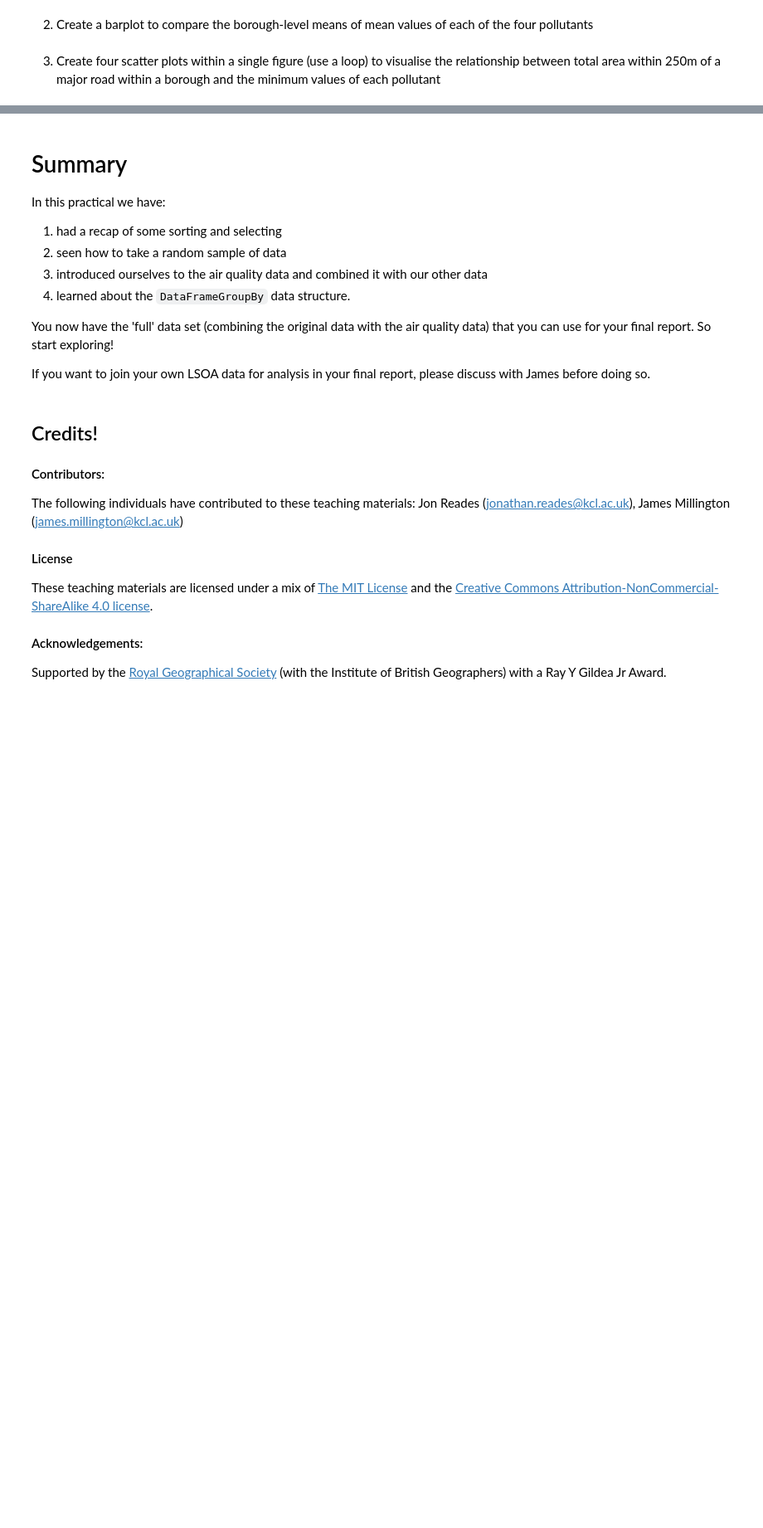
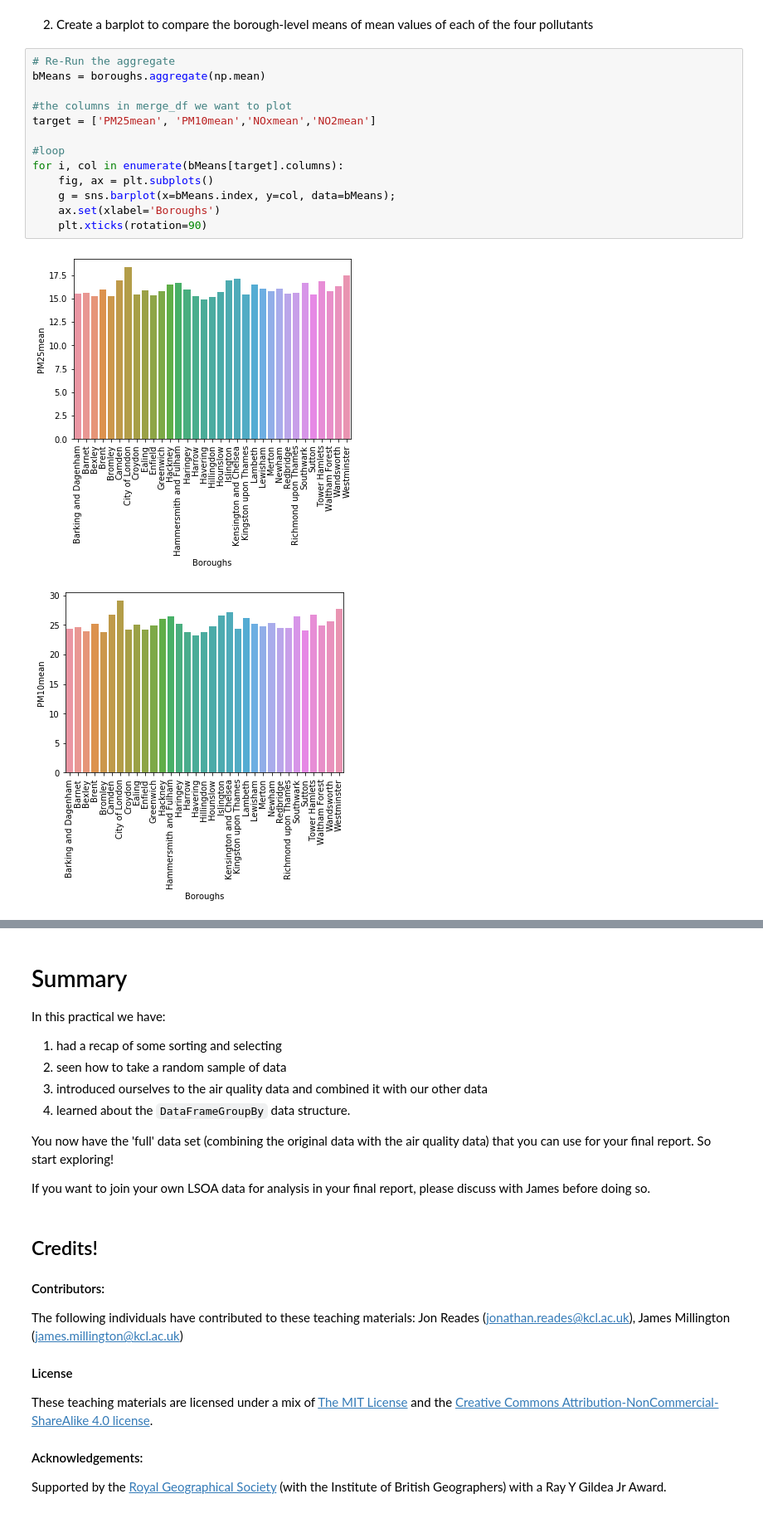
Before and after one commit to kingsgeocomp/geocomputation, a Jupyter notebook: Practical-06-Managing Data.ipynb, the cells around one changed output, grey strips where cells are left out. Shown at 83% size. Cells and saved outputs as stored; diff of their text form; blank space fills up the shorter version.

```diff
--- a/Practical-06-Managing Data.ipynb
+++ b/Practical-06-Managing Data.ipynb
@@ -339,4 +791,18 @@ Similar to the exercises above for pollutants, but this time for borough-level d
 # %% [markdown]
 2. Create a barplot to compare the borough-level means of mean values of each of the four pollutants
-# %% [markdown]
-3. Create four scatter plots within a single figure (use a loop) to visualise the relationship between total area within 250m of a major road within a borough and the minimum values of each pollutant
+# %%
+# Re-Run the aggregate
+bMeans = boroughs.aggregate(np.mean)
+
+#the columns in merge_df we want to plot
+target = ['PM25mean', 'PM10mean','NOxmean','NO2mean']
+
+#loop
+for i, col in enumerate(bMeans[target].columns):
+    fig, ax = plt.subplots()
+    g = sns.barplot(x=bMeans.index, y=col, data=bMeans);
+    ax.set(xlabel='Boroughs')
+    plt.xticks(rotation=90)
+# %% [output]
+[figure, added]
+[figure, added]
```
Also changed, not shown: parts of 99 cells of this notebook.
